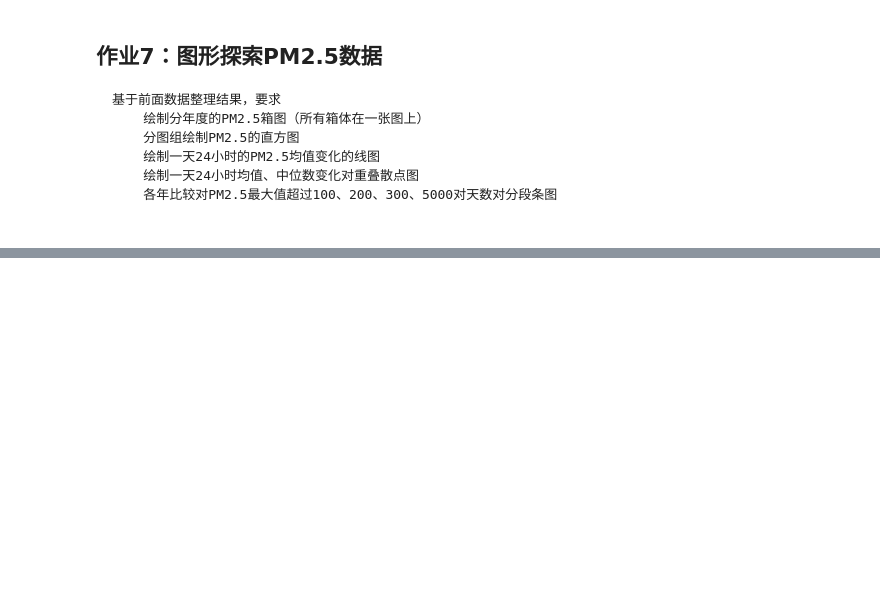
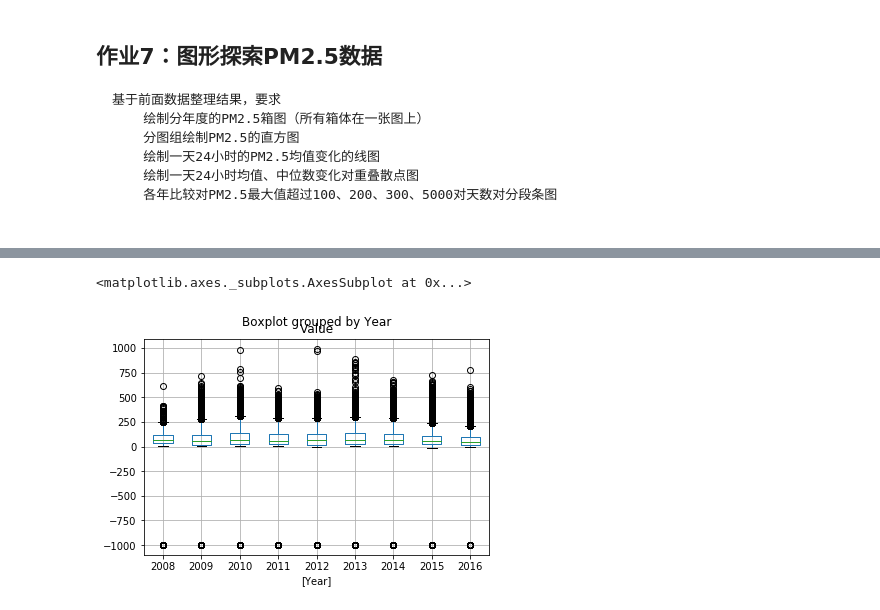
Before and after one commit to kexiaojiu/Pandas_learning_notes, a Jupyter notebook: 01 pandas/deal_pm25.ipynb, the cells around one changed output, grey strips where cells are left out. Drawn from its saved outputs; the diff is of its cells as text; code cells hidden in the pictures; blank space fills up the shorter version.

````diff
--- a/01 pandas/deal_pm25.ipynb
+++ b/01 pandas/deal_pm25.ipynb
@@ -675,3 +675,11 @@ df_datetime_2019_2012
     各年比较对PM2.5最大值超过100、200、300、5000对天数对分段条图
 
 ```
+# %%
+frames = []
+for file_name in os.listdir(file_dir_input):
+    if ".csv" in file_name:
+        tmp = pd.read_csv(file_dir_input + file_name,encoding='unicode_escape')
+        frames.append(tmp)
+df = pd.concat(frames).reset_index(drop=True)
+df
@@ -677,0 +703,7 @@ df_datetime_2019_2012
+# %%
+## 绘制分年度的PM2.5箱图（所有箱体在一张图上）
+df_box = df[['Year','Value']]
+df_box.boxplot(by='Year')
+# %% [output]
+<matplotlib.axes._subplots.AxesSubplot at 0x...>
+[figure, added]
````
Also changed, not shown: parts of 13 cells of this notebook, 4 other files.
